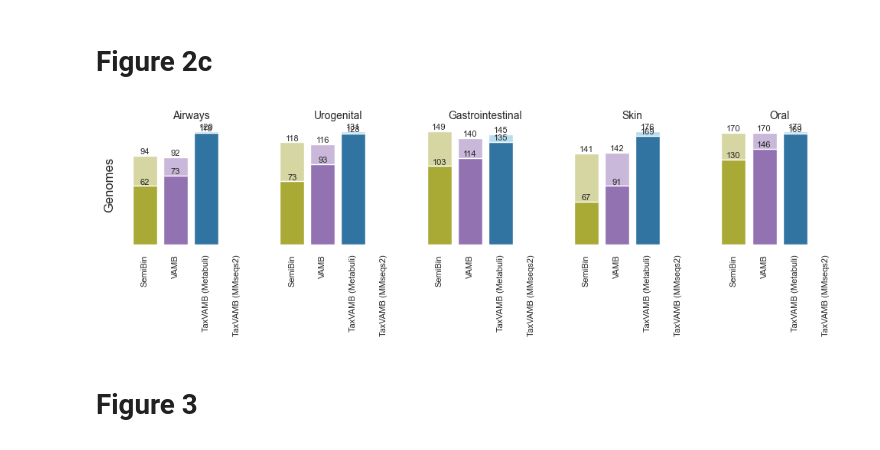
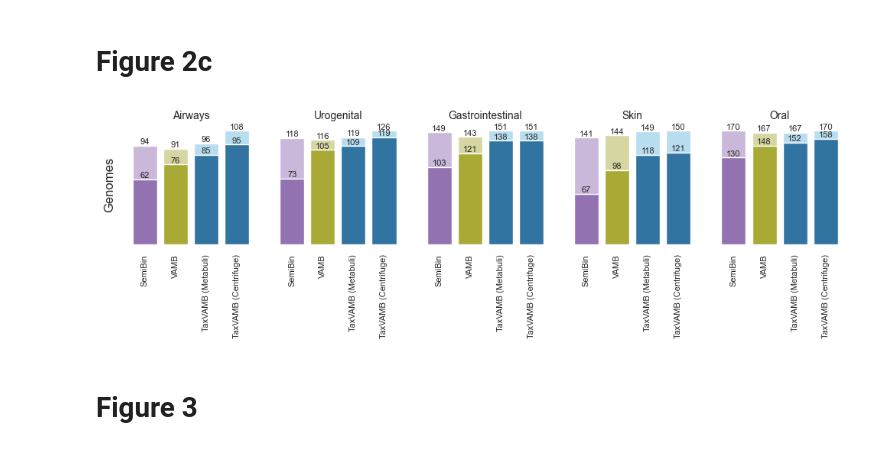
Before and after one commit to sgalkina/TaxVAMB_paper_figures, a Jupyter notebook: scripts_python/Figures.ipynb, the cells around one changed output. Cells and saved outputs as stored; diff of their text form; code cells hidden in the pictures.

```diff
--- a/scripts_python/Figures.ipynb
+++ b/scripts_python/Figures.ipynb
@@ -137,12 +137,12 @@ df = pd.read_excel('../data/TaxVAMB_Source_Data.xlsx', sheet_name='Figure 2b')
 sns.set_theme(style="whitegrid")
 
 
-label_map_values = [
-    'SemiBin2',
-    'AVAMB',
-    'VAMB',
-    'TaxVAMB (Metabuli)',
-]
+# label_map_values = [
+#     'SemiBin',
+#     'AVAMB',
+#     'VAMB',
+#     'TaxVAMB (Metabuli)',
+# ]
 
 df_final = df
 
@@ -153,7 +153,7 @@ AVAMB_COLOR = '#ffd1a4'
 
 colors = [SEMIBIN_COLOR, AVAMB_COLOR, VAMB_COLOR, TAVAMB_COLOR]
 
-for j, s in enumerate(['Airways', 'Oral']):
+for j, s in enumerate(['Airways', 'Urogenital', 'Gastrointestinal', 'Skin', 'Oral']):
     df_s = df_final[df_final['Dataset'] == s]
     sns.set_color_codes("pastel")
     sns.despine(left=True, bottom=True)
@@ -176,6 +182,6 @@ for j, s in enumerate(['Airways', 'Oral']):
 # %% [markdown]
 # Figure 2c
 # %%
-df = pd.read_excel('../data/TaxVAMB_Source_Data.xlsx', sheet_name='Figure 2c')
+df = pd.read_excel('../data/TaxVAMB_Source_Data.xlsx', sheet_name='Figure 2a')
 # %%
 map_reclustering_labels = [
@@ -212,13 +218,14 @@ order_labels = [
 # %%
 sns.set_theme(style="whitegrid")
 
-df_r = df[df['Method'].isin(map_reclustering_labels + map_prereclustering_labels)].copy()
+df_r = df[df['Tool_reclustering'].isin(map_reclustering_labels + map_prereclustering_labels)].copy()
+df_r = df_r[~df_r['ASSEMBLY']]
 
 map_recluster = {k: 'After reclustering' for k in map_reclustering_labels}
 map_recluster.update({k: 'Before reclustering' for k in map_prereclustering_labels})
 
-df_r['fig_recluster'] = df_r['Method'].map(map_recluster)
-df_r['fig_names'] = df_r['Method'].map(map_labels_model)
+df_r['fig_recluster'] = df_r['Tool_reclustering'].map(map_recluster)
+df_r['fig_names'] = df_r['Tool_reclustering'].map(map_labels_model)
 
 
 f, axs = plt.subplots(1, 5, figsize=(12, 2), sharex=True, sharey=False)
@@ -233,38 +240,38 @@ dark_colors = ['#9467bd', '#bcbd22'] + taxvamb_dark_colors + taxvamb_dark_colors
 
 
 for j, s in enumerate(['Airways', 'Urogenital', 'Gastrointestinal', 'Skin', 'Oral']):
-    df_s = df_r[df_r['Dataset'] == s]
+    df_s = df_r[df_r['sample'] == s]
     ax = axs[j]
 
     df_after = df_s[df_s['fig_recluster'] == 'After reclustering']
-    g = sns.barplot(x="fig_names", y='BB NC genomes', hue='fig_names', data=df_after, palette=light_colors, orient='v', order=order_labels, label='After reclustering', ax=ax)
+    g = sns.barplot(x="fig_names", y='BINS_2kbp', hue='fig_names', data=df_after, palette=light_colors, orient='v', hue_order=order_labels, order=order_labels, label='After reclustering', ax=ax)
 
     df_before = df_s[df_s['fig_recluster'] == 'Before reclustering']
-    sns.barplot(x="fig_names", y='BB NC genomes', hue='fig_names', data=df_before, palette=dark_colors, orient='v', order=order_labels, label='Before reclustering', ax=ax)
+    sns.barplot(x="fig_names", y='BINS_2kbp', hue='fig_names', data=df_before, palette=dark_colors, orient='v', hue_order=order_labels, order=order_labels, label='Before reclustering', ax=ax)
 
     for bars in ax.containers:
         ax.bar_label(bars, label_type='edge', size=8)
 
     ax.set_xlabel('')
     ax.set_ylabel('Genomes', fontsize=12)
     ax.set_title(s, fontsize=10)
     ax.grid(False)
 
     sns.despine(left=True, bottom=True)
 
 for j in range(5):
     if j > 0:
         axs[j].set_ylabel('')
     axs[j].tick_params(axis='x', rotation=90)
     axs[j].set_yticklabels([])
     ax.set_xticks(list(range(len(order_labels))))
     axs[j].set_xticklabels(order_labels, size=8)
 
 
 plt.savefig(f'../figures/figure2c.pdf', bbox_inches = 'tight')
 plt.show()
 # %% [output]
-[figure, old version]
+[figure, new version]
 # %% [markdown]
 # Figure 3
 # %%
```
Also changed, not shown: parts of 2 cells of this notebook, 1 other file.
